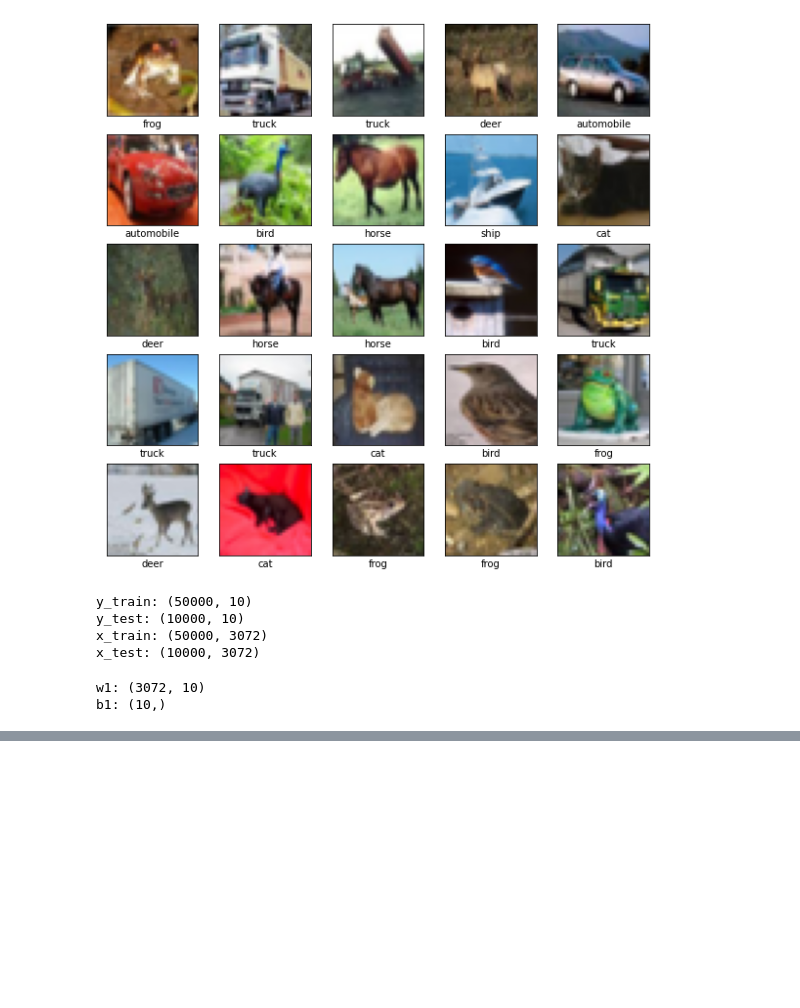
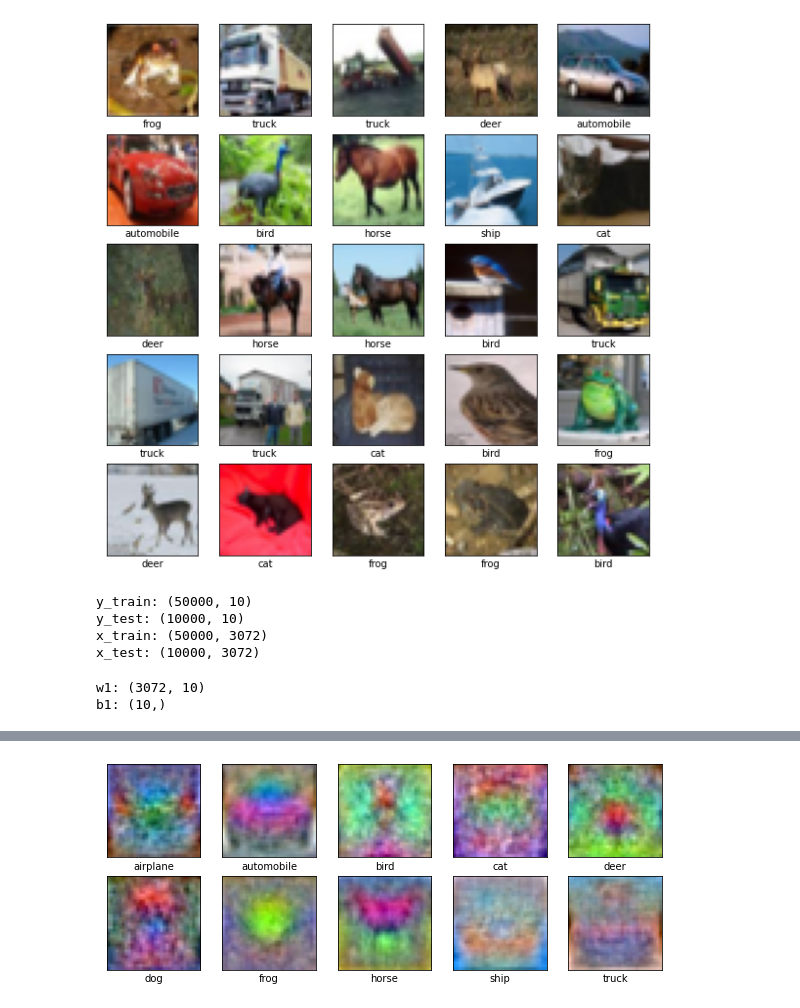
Before and after one commit to Tharindu-Nirmal/CVDeepLearning, a Jupyter notebook: src/scripts/A04_180701B.ipynb, the cells around one changed output, grey strips where cells are left out. Saved outputs shown, nothing was run; the diff lists cells and outputs as text; code cells hidden in the pictures; blank space fills up the shorter version.

Commit message:
ran linear classifier

```diff
--- a/src/scripts/A04_180701B.ipynb
+++ b/src/scripts/A04_180701B.ipynb
@@ -106,0 +97,21 @@ for t in range(iterations):
+# %%
+for t in range(iterations+1):
+    #indices = np.arange(Ntr)
+    #rng.shuffle(indices)
+
+    # Forward pass
+    y_pred = x_train.dot(w1) + b1
+    loss = (1./batch_size)* np.square(y_pred-y_train).sum()  + reg*(np.sum(w1*w1))
+    loss_history.append(loss)
+
+    if t%10 == 0:
+        print('iteration %d/%d: loss= %f' % (t,iterations,loss))
+
+    dy_pred = (1./batch_size)*2.0*(y_pred-y_train)
+    dw1 = x_train.T.dot(dy_pred) + reg*w1
+    db1 = dy_pred.sum(axis=0)
+
+    # Backward pass
+    w1 -= lr*dw1
+    b1 -= lr*db1
+    lr *= lr_decay
@@ -106,0 +136,18 @@ for t in range(iterations):
+# %%
+ # W is effectively 10 separate linear classifiers: one classifier per column of W
+ # Printing accuracies and displaying w as images
+plt.figure(figsize=(10,10))
+for i in range(10):
+    plt.subplot(5,5,i+1)
+    plt.xticks([])
+    plt.yticks([])
+    plt.grid(False)
+    w = w1[:,i]
+    wnorm = (w-min(w))/max(w)
+    wnorm = wnorm/max(wnorm)
+    plt.imshow(wnorm.reshape((32,32,3)), cmap=plt.cm.binary)
+    # The CIFAR labels happen to be arrays need the extra index
+    plt.xlabel(class_names[i])
+plt.show()
+# %% [output]
+[figure, added]
```
Also changed, not shown: parts of 6 cells of this notebook, 1 other file.
